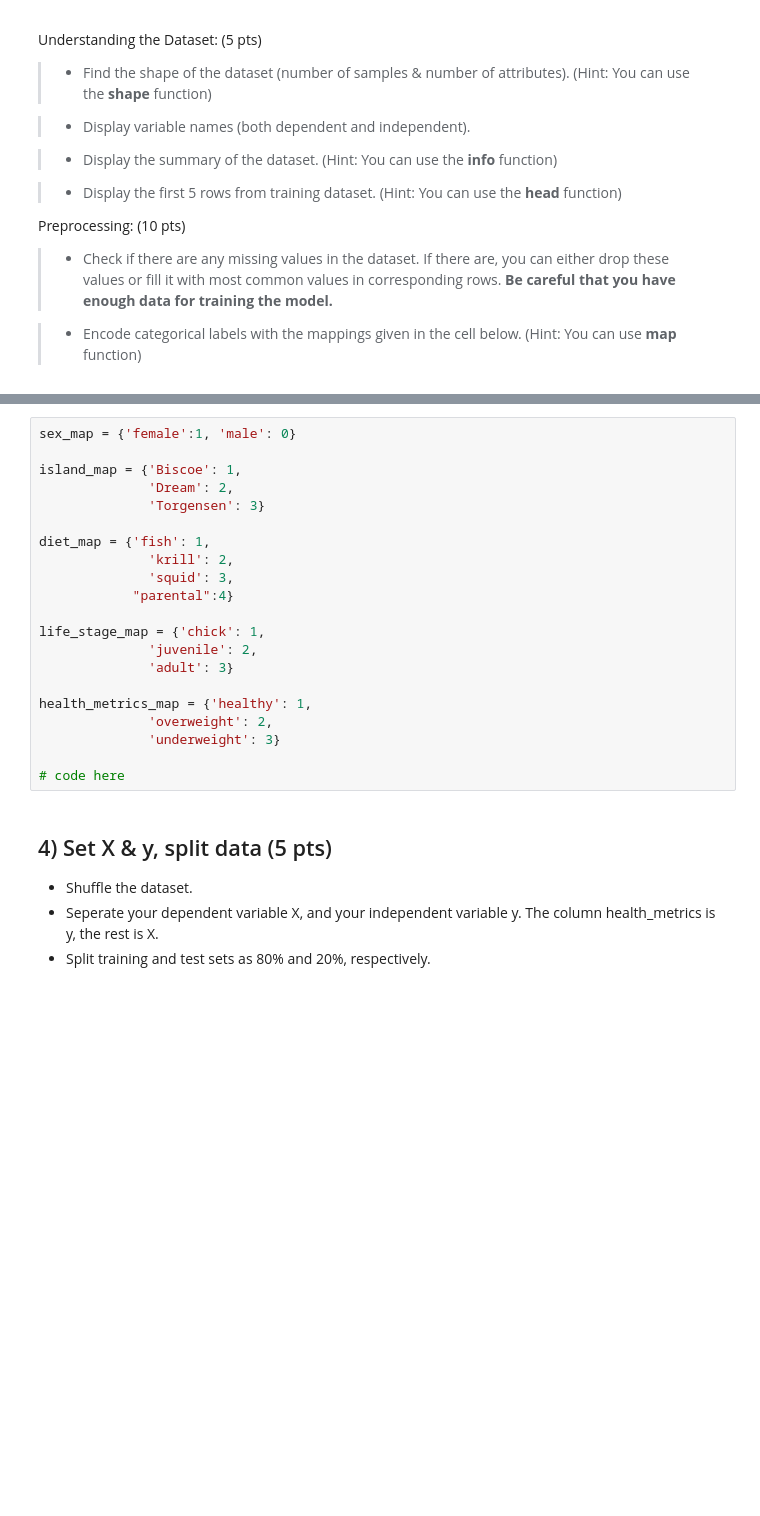
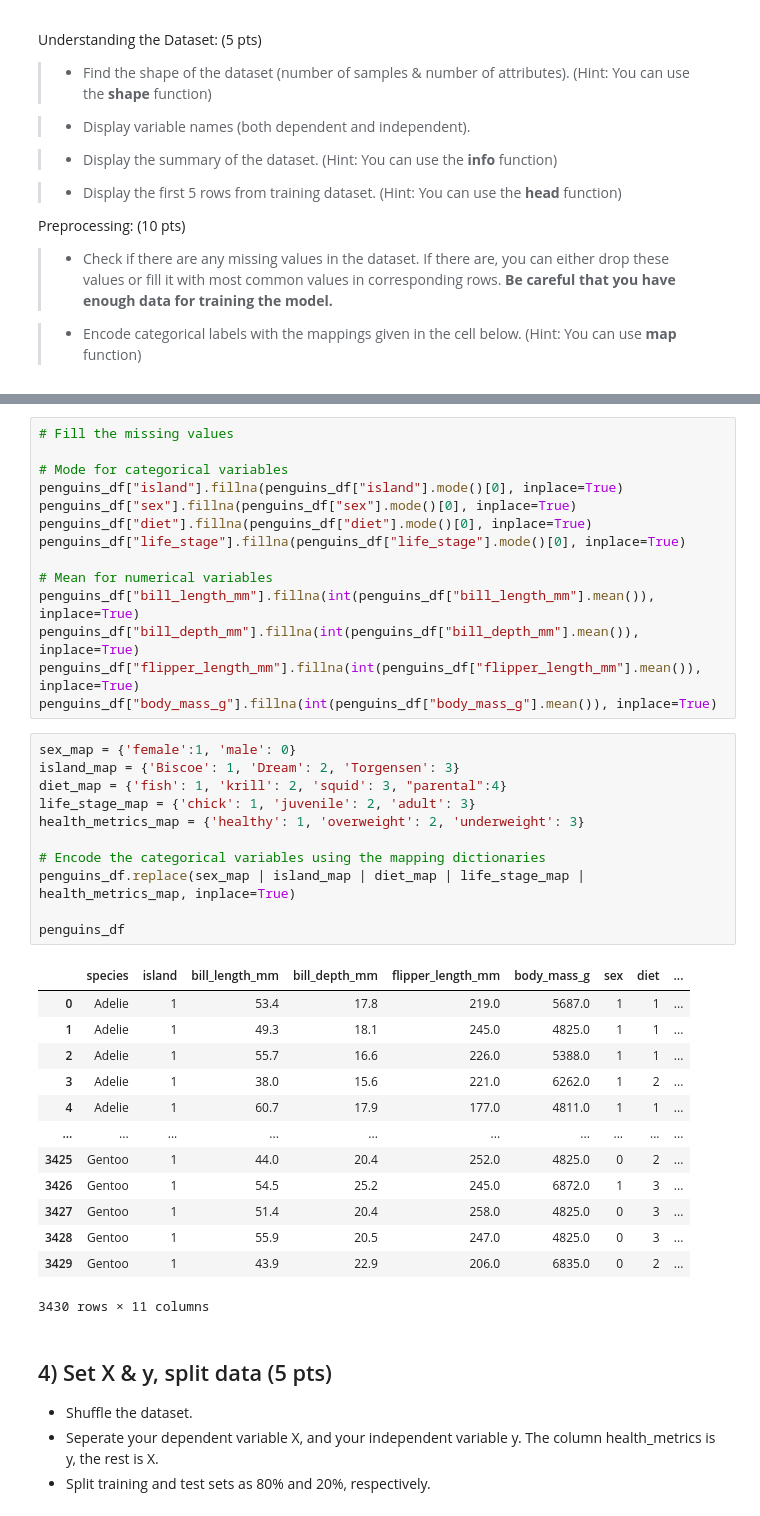
Before and after one commit to firatbatar/SU-Undergraduate-CS210, a Jupyter notebook: Homeworks/HW2/CS210_HW2.ipynb, the cells around one changed output, grey strips where cells are left out. Saved outputs shown, nothing was run; the diff lists cells and outputs as text; blank space fills up the shorter version.

```diff
--- a/Homeworks/HW2/CS210_HW2.ipynb
+++ b/Homeworks/HW2/CS210_HW2.ipynb
@@ -112,24 +154,42 @@ Preprocessing: (10 pts)
+# %%
+# Fill the missing values
+
+# Mode for categorical variables
+penguins_df["island"].fillna(penguins_df["island"].mode()[0], inplace=True)
+penguins_df["sex"].fillna(penguins_df["sex"].mode()[0], inplace=True)
+penguins_df["diet"].fillna(penguins_df["diet"].mode()[0], inplace=True)
+penguins_df["life_stage"].fillna(penguins_df["life_stage"].mode()[0], inplace=True)
+
+# Mean for numerical variables
+penguins_df["bill_length_mm"].fillna(int(penguins_df["bill_length_mm"].mean()), inplace=True)
+penguins_df["bill_depth_mm"].fillna(int(penguins_df["bill_depth_mm"].mean()), inplace=True)
+penguins_df["flipper_length_mm"].fillna(int(penguins_df["flipper_length_mm"].mean()), inplace=True)
+penguins_df["body_mass_g"].fillna(int(penguins_df["body_mass_g"].mean()), inplace=True)
 # %%
 sex_map = {'female':1, 'male': 0}
+island_map = {'Biscoe': 1, 'Dream': 2, 'Torgensen': 3}
+diet_map = {'fish': 1, 'krill': 2, 'squid': 3, "parental":4}
+life_stage_map = {'chick': 1, 'juvenile': 2, 'adult': 3}
+health_metrics_map = {'healthy': 1, 'overweight': 2, 'underweight': 3}
 
-island_map = {'Biscoe': 1,
-              'Dream': 2,
-              'Torgensen': 3}
+# Encode the categorical variables using the mapping dictionaries
+penguins_df.replace(sex_map | island_map | diet_map | life_stage_map | health_metrics_map, inplace=True)
 
-diet_map = {'fish': 1,
-              'krill': 2,
-              'squid': 3,
-            "parental":4}
-
-life_stage_map = {'chick': 1,
-              'juvenile': 2,
-              'adult': 3}
-
-health_metrics_map = {'healthy': 1,
-              'overweight': 2,
-              'underweight': 3}
-
-# code here
+penguins_df
+# %% [output]
+|  | species | island | bill_length_mm | bill_depth_mm | flipper_length_mm | body_mass_g | sex | diet | ... |
+| 0 | Adelie | 1 | 53.4 | 17.8 | 219.0 | 5687.0 | 1 | 1 | ... |
+| 1 | Adelie | 1 | 49.3 | 18.1 | 245.0 | 4825.0 | 1 | 1 | ... |
+| 2 | Adelie | 1 | 55.7 | 16.6 | 226.0 | 5388.0 | 1 | 1 | ... |
+| 3 | Adelie | 1 | 38.0 | 15.6 | 221.0 | 6262.0 | 1 | 2 | ... |
+| 4 | Adelie | 1 | 60.7 | 17.9 | 177.0 | 4811.0 | 1 | 1 | ... |
+| ... | ... | ... | ... | ... | ... | ... | ... | ... | ... |
+| 3425 | Gentoo | 1 | 44.0 | 20.4 | 252.0 | 4825.0 | 0 | 2 | ... |
+| 3426 | Gentoo | 1 | 54.5 | 25.2 | 245.0 | 6872.0 | 1 | 3 | ... |
+| 3427 | Gentoo | 1 | 51.4 | 20.4 | 258.0 | 4825.0 | 0 | 3 | ... |
+| 3428 | Gentoo | 1 | 55.9 | 20.5 | 247.0 | 4825.0 | 0 | 3 | ... |
+| 3429 | Gentoo | 1 | 43.9 | 22.9 | 206.0 | 6835.0 | 0 | 2 | ... |
+3430 rows × 11 columns
 # %% [markdown]
 ## 4) Set X & y, split data (5 pts)
 
```
Also changed, not shown: parts of 14 cells of this notebook.
